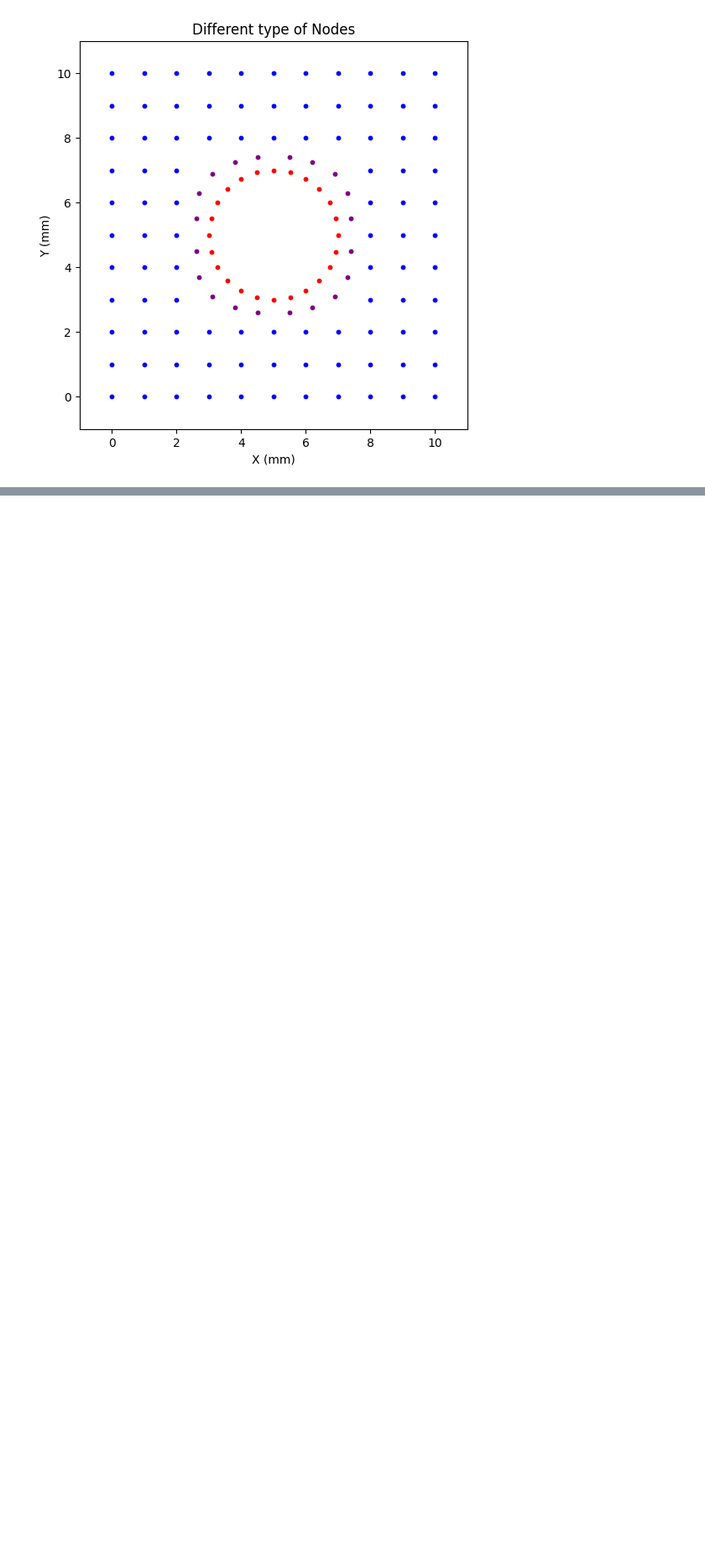
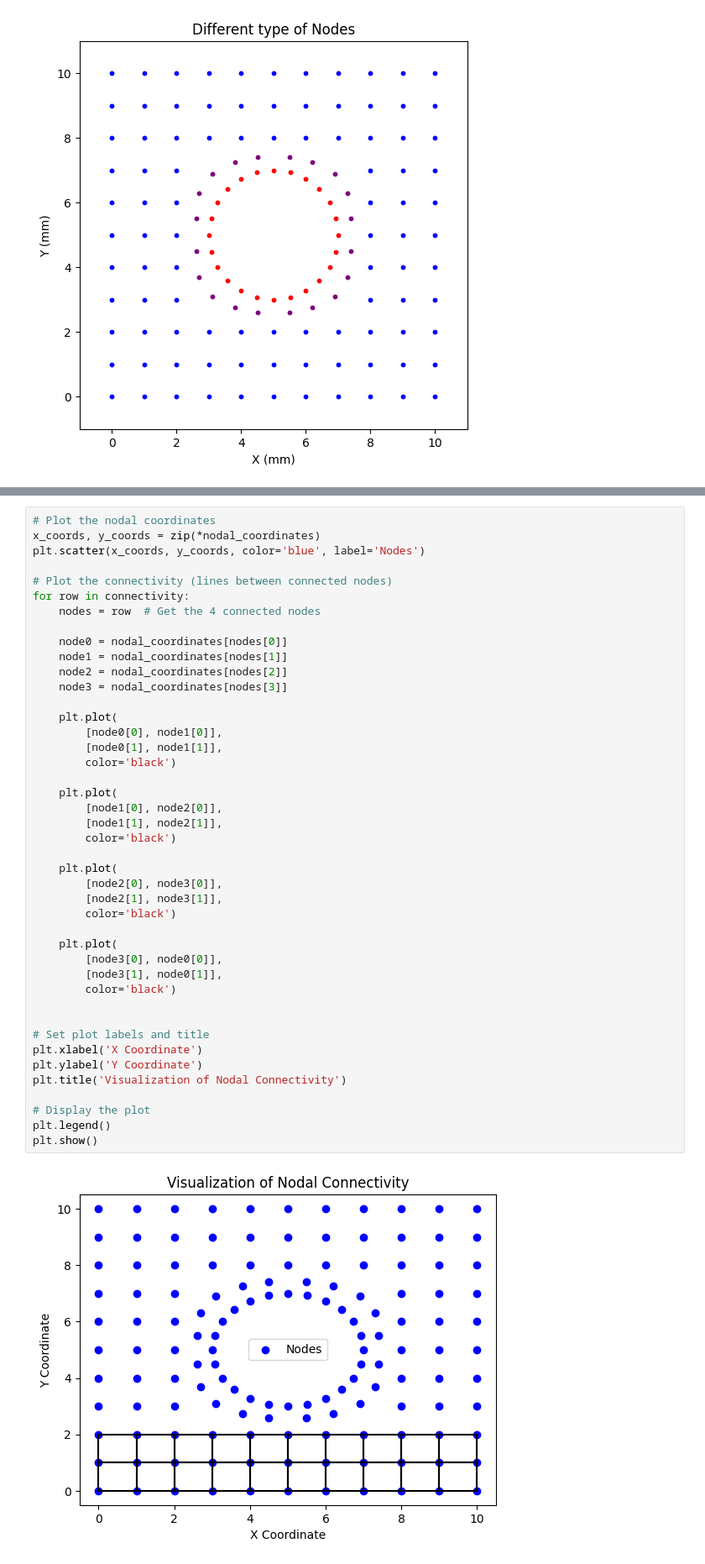
Before and after one commit to efekaanefe/ME413-Finite-Element-Method, a Jupyter notebook: Nonlinear-Solids2d.ipynb, the cells around one changed output, grey strips where cells are left out. Shown: that part at 84% size. Saved outputs shown, nothing was run; the diff lists cells and outputs as text; blank space fills up the shorter version.

```diff
--- a/Nonlinear-Solids2d.ipynb
+++ b/Nonlinear-Solids2d.ipynb
@@ -178,0 +222,45 @@ plt.show()
+# %%
+# Plot the nodal coordinates
+x_coords, y_coords = zip(*nodal_coordinates)
+plt.scatter(x_coords, y_coords, color='blue', label='Nodes')
+
+# Plot the connectivity (lines between connected nodes)
+for row in connectivity:
+    nodes = row  # Get the 4 connected nodes
+
+    node0 = nodal_coordinates[nodes[0]]
+    node1 = nodal_coordinates[nodes[1]]
+    node2 = nodal_coordinates[nodes[2]]
+    node3 = nodal_coordinates[nodes[3]]
+
+    plt.plot(
+        [node0[0], node1[0]],
+        [node0[1], node1[1]],
+        color='black')
+
+    plt.plot(
+        [node1[0], node2[0]],
+        [node1[1], node2[1]],
+        color='black')
+
+    plt.plot(
+        [node2[0], node3[0]],
+        [node2[1], node3[1]],
+        color='black')
+
+    plt.plot(
+        [node3[0], node0[0]],
+        [node3[1], node0[1]],
+        color='black')
+
+
+# Set plot labels and title
+plt.xlabel('X Coordinate')
+plt.ylabel('Y Coordinate')
+plt.title('Visualization of Nodal Connectivity')
+
+# Display the plot
+plt.legend()
+plt.show()
+# %% [output]
+[figure, added]
```
Also changed, not shown: parts of 3 cells of this notebook.
